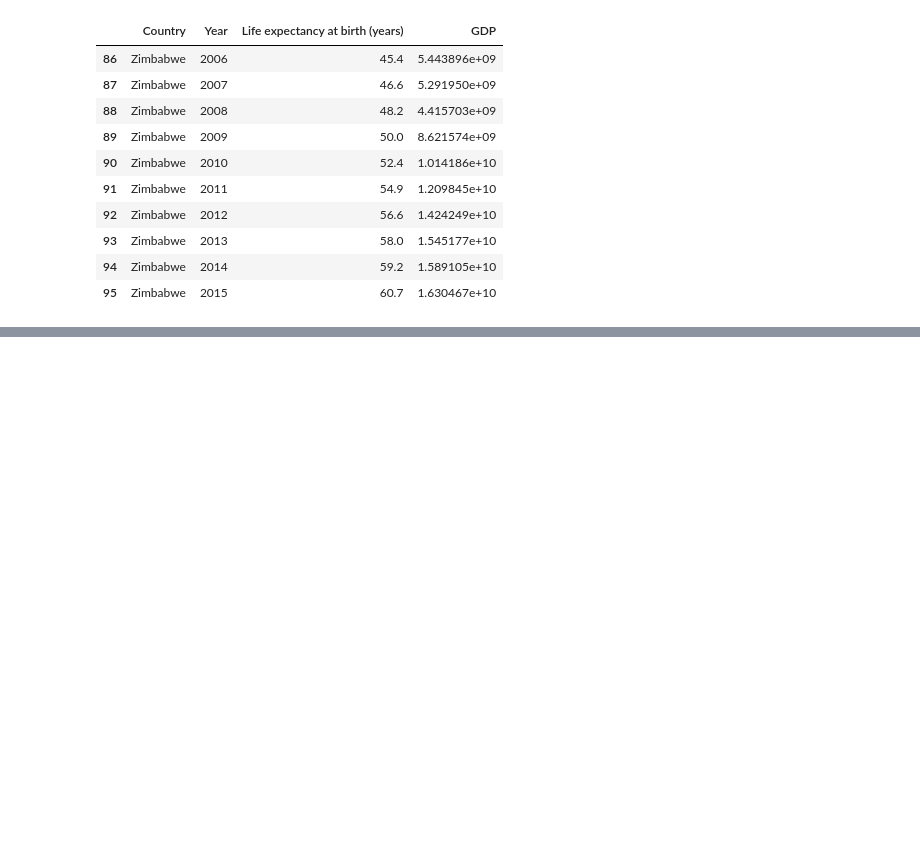
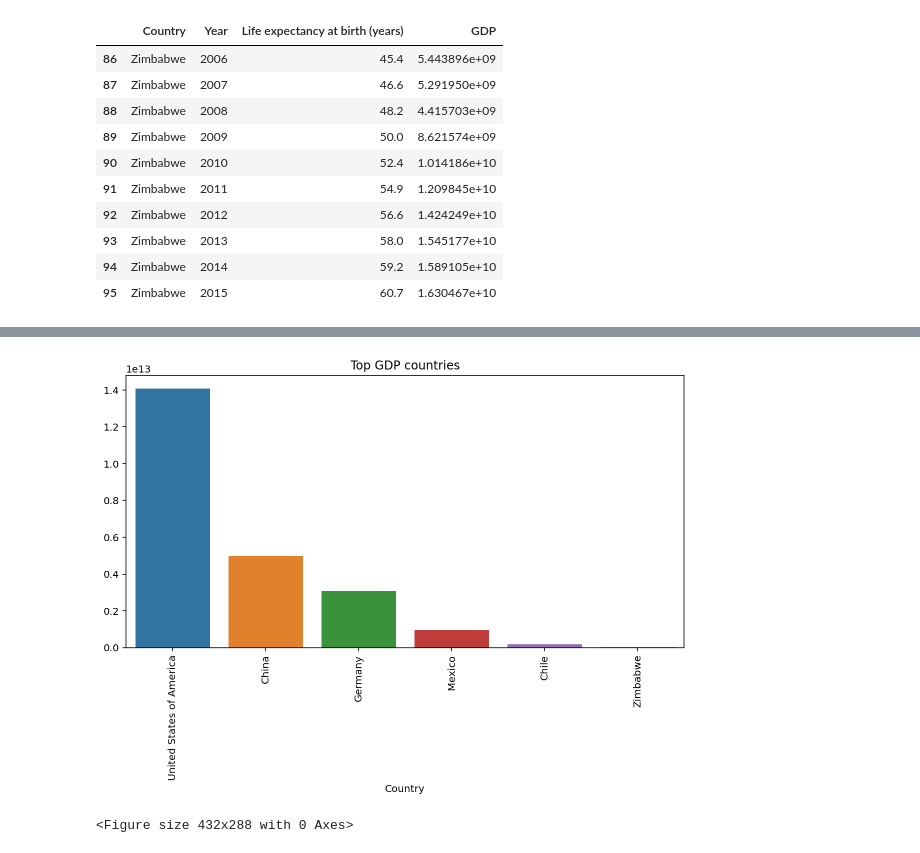
Before and after one commit to Vy4chesl4vOS/Life_expectancy_and_GDP-Codecademy-, a Jupyter notebook: Life expectance GDP.ipynb, the cells around one changed output, grey strips where cells are left out. Saved outputs shown, nothing was run; the diff lists cells and outputs as text; code cells hidden in the pictures; blank space fills up the shorter version.

```diff
--- a/Life expectance GDP.ipynb
+++ b/Life expectance GDP.ipynb
@@ -38,0 +135,2 @@ data.tail(10)
+# %%
+mean_counrty_gdp = data.groupby('Country')['GDP'].mean()
@@ -38,0 +148,12 @@ data.tail(10)
+# %%
+order_gdp = ['United States of America', 'China', 'Germany','Mexico','Chile', 'Zimbabwe']
+plt.figure(figsize=(10, 5))
+ax = plt.subplot()
+sns.barplot(mean_counrty_gdp.index, mean_counrty_gdp.values, order=order_gdp)
+plt.xticks(rotation=90)
+plt.title('Top GDP countries')
+plt.show()
+plt.clf()
+# %% [output]
+[figure, added]
+<Figure size 432x288 with 0 Axes>
```
Also changed, not shown: parts of 24 cells of this notebook, 1 other file.
